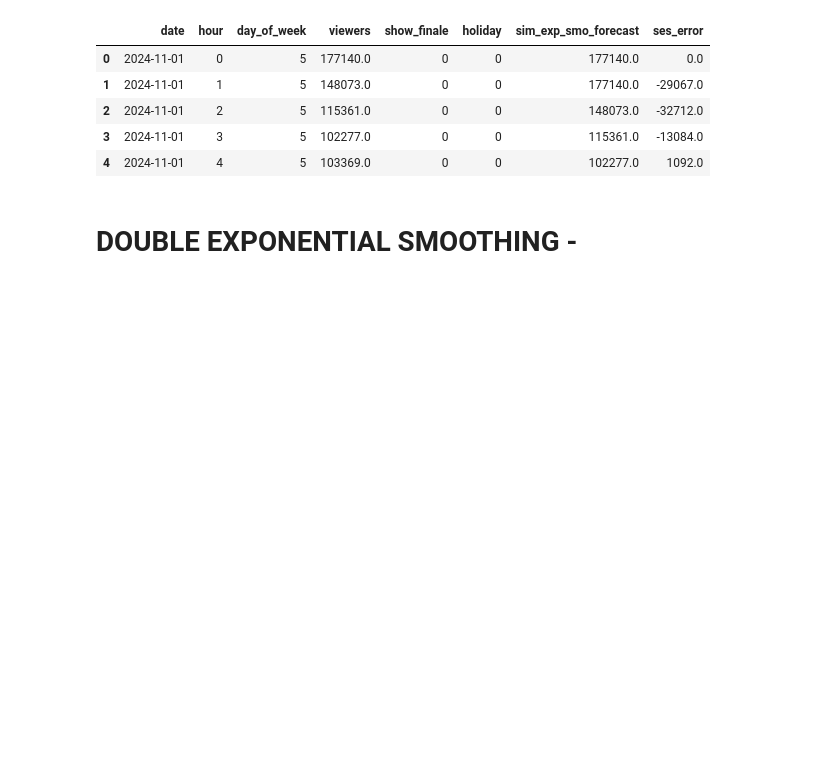
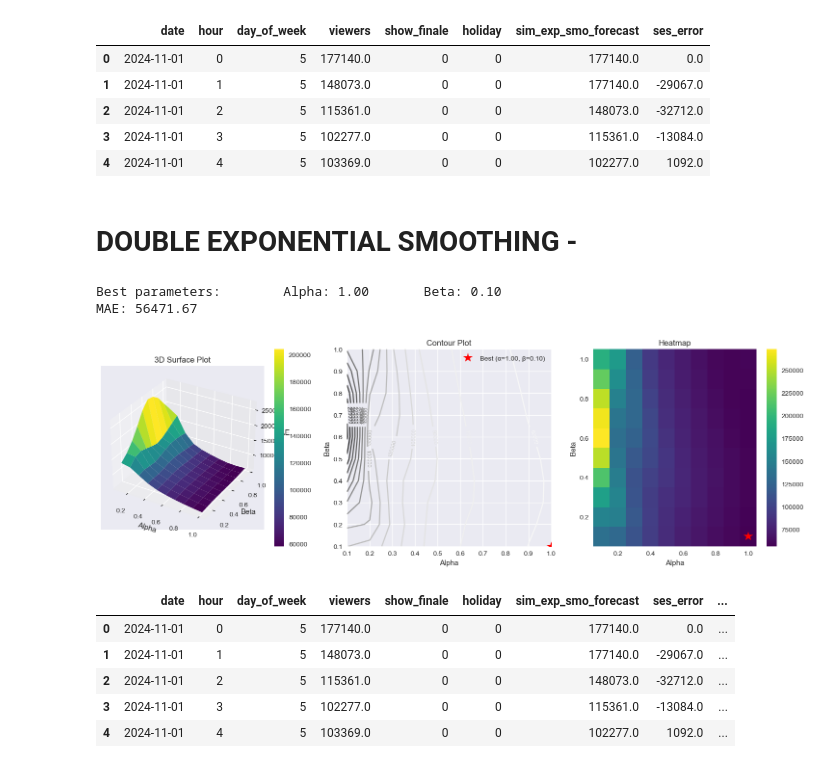
Before and after one commit to akshat-karwa/viewership_forecasting, a Jupyter notebook: analysis.ipynb, the cells around one changed output. Drawn from its saved outputs; the diff is of its cells as text; code cells hidden in the pictures; blank space fills up the shorter version.

```diff
--- a/analysis.ipynb
+++ b/analysis.ipynb
@@ -156,10 +159,18 @@ Mean Absolute Error for Simple Exponential Smoothing: 55530.79030054645
 | 4 | 2024-11-01 | 4 | 5 | 103369.0 | 0 | 0 | 102277.0 | 1092.0 |
 # %% [markdown]
 # DOUBLE EXPONENTIAL SMOOTHING -
-# %%
-# Level, Trend, Seasonal, Weekly Seasonality (7 * 24) smoothing
-alpha, beta, gamma, seasonal_period = 0.3, 0.1, 0.2, 168
-
-L = [viewers_data['viewers'].iloc[0]]
-B = [(viewers_data['viewers'].iloc[1] - viewers_data['viewers'].iloc[0])]
-S = [viewers_data['viewers']iloc[i] / (sum(viewers_data['viewers'][:seasonal_period]) / seasonal_period) for i in range(seasonal_period)]
+# %%
+def double_exponential_smoothing(actual, params):
+    alpha, beta = params
+    L = [actual.iloc[0]]
+    T = [actual.iloc[1] - actual.iloc[0]]
+    L_T = [L[0] + T[0]]
+    forecast = [actual.iloc[0]]
+    for t in range(1, len(actual)):
+        L_t = (alpha * actual.iloc[t-1]) + ((1 - alpha) * (L[t-1] + T[t-1]))
+        T_t = (beta * (L_t - L[t-1])) + ((1 - beta) * (T[t-1]))
+        F_t = (L_t + T_t)
+        L.append(L_t)
+        T.append(T_t)
+        forecast.append(F_t)
+    return forecast
@@ -165,0 +210,30 @@ S = [viewers_data['viewers']iloc[i] / (sum(viewers_data['viewers'][:seasonal_per
+# %%
+alphas = np.arange(0.1, 1.1, 0.1)
+betas = np.arange(0.1, 1.1, 0.1)
+results = []
+for alpha, beta in product(alphas, betas):
+    params = (alpha, beta)
+    forecast = double_exponential_smoothing(viewers_data['viewers'], params)
+    mae = np.mean(abs(viewers_data['viewers'] - forecast))
+    results.append({'alpha': alpha, 'beta': beta, 'MAE': mae})
+results_data = pd.DataFrame(results)
+best_params = results_data.loc[results_data['MAE'].idxmin()]
+print(f"Best parameters:        Alpha: {best_params['alpha']:.2f}       Beta: {best_params['beta']:.2f}")
+print(f"MAE: {best_params['MAE']:.2f}")
+plot_parameter_combinations(results_data)
+
+params = (best_params['alpha'], best_params['beta'])
+viewers_data["dou_exp_smo_forecast"] = double_exponential_smoothing(viewers_data['viewers'], params)
+viewers_data["des_error"] = viewers_data['viewers'] - viewers_data["dou_exp_smo_forecast"]
+double_exponential_smoothing_MAE = np.mean(abs(viewers_data['des_error']))
+viewers_data.head()
+# %% [output]
+Best parameters:        Alpha: 1.00       Beta: 0.10
+MAE: 56471.67
+[figure, added]
+|  | date | hour | day_of_week | viewers | show_finale | holiday | sim_exp_smo_forecast | ses_error | ... |
+| 0 | 2024-11-01 | 0 | 5 | 177140.0 | 0 | 0 | 177140.0 | 0.0 | ... |
+| 1 | 2024-11-01 | 1 | 5 | 148073.0 | 0 | 0 | 177140.0 | -29067.0 | ... |
+| 2 | 2024-11-01 | 2 | 5 | 115361.0 | 0 | 0 | 148073.0 | -32712.0 | ... |
+| 3 | 2024-11-01 | 3 | 5 | 102277.0 | 0 | 0 | 115361.0 | -13084.0 | ... |
+| 4 | 2024-11-01 | 4 | 5 | 103369.0 | 0 | 0 | 102277.0 | 1092.0 | ... |
```
Also changed, not shown: parts of 21 cells of this notebook, 6 other files.
